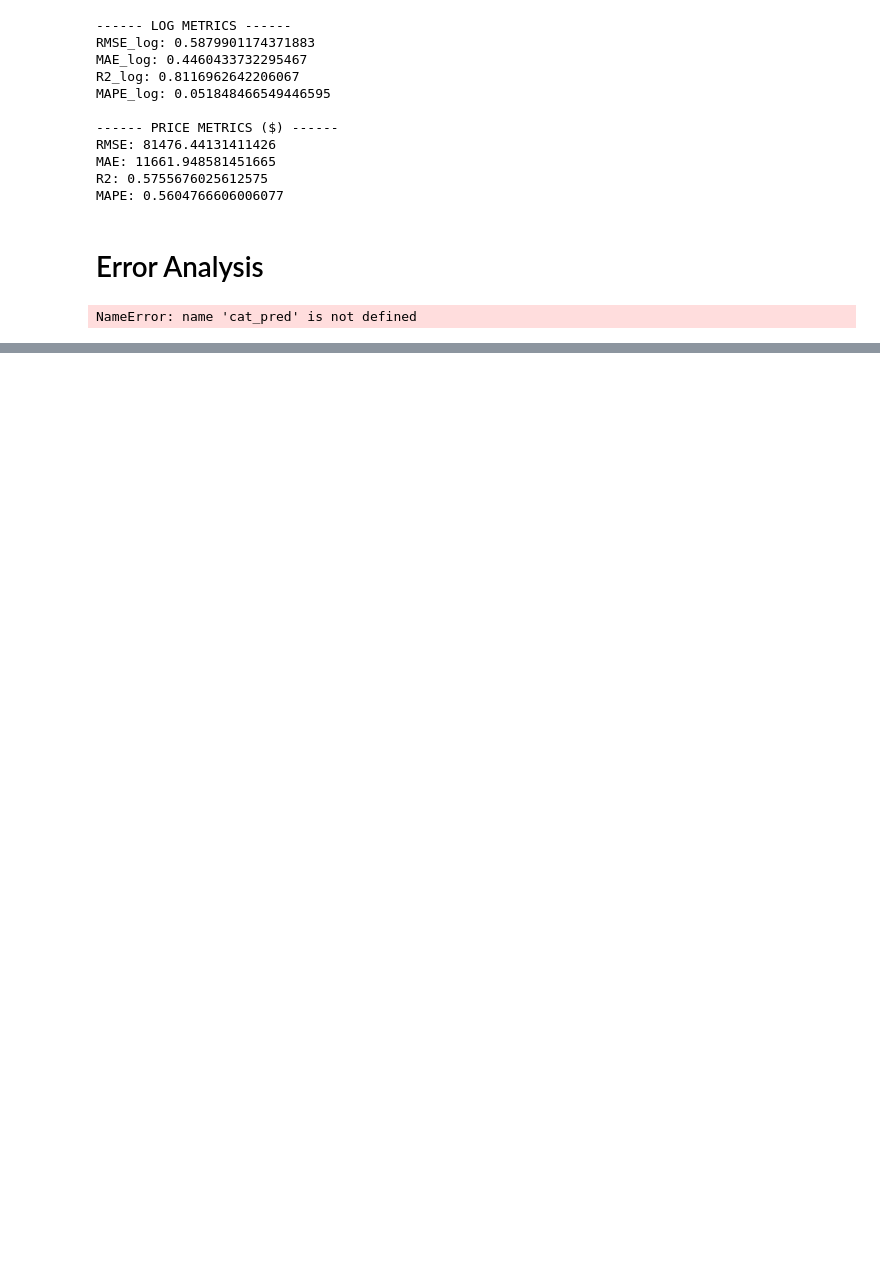
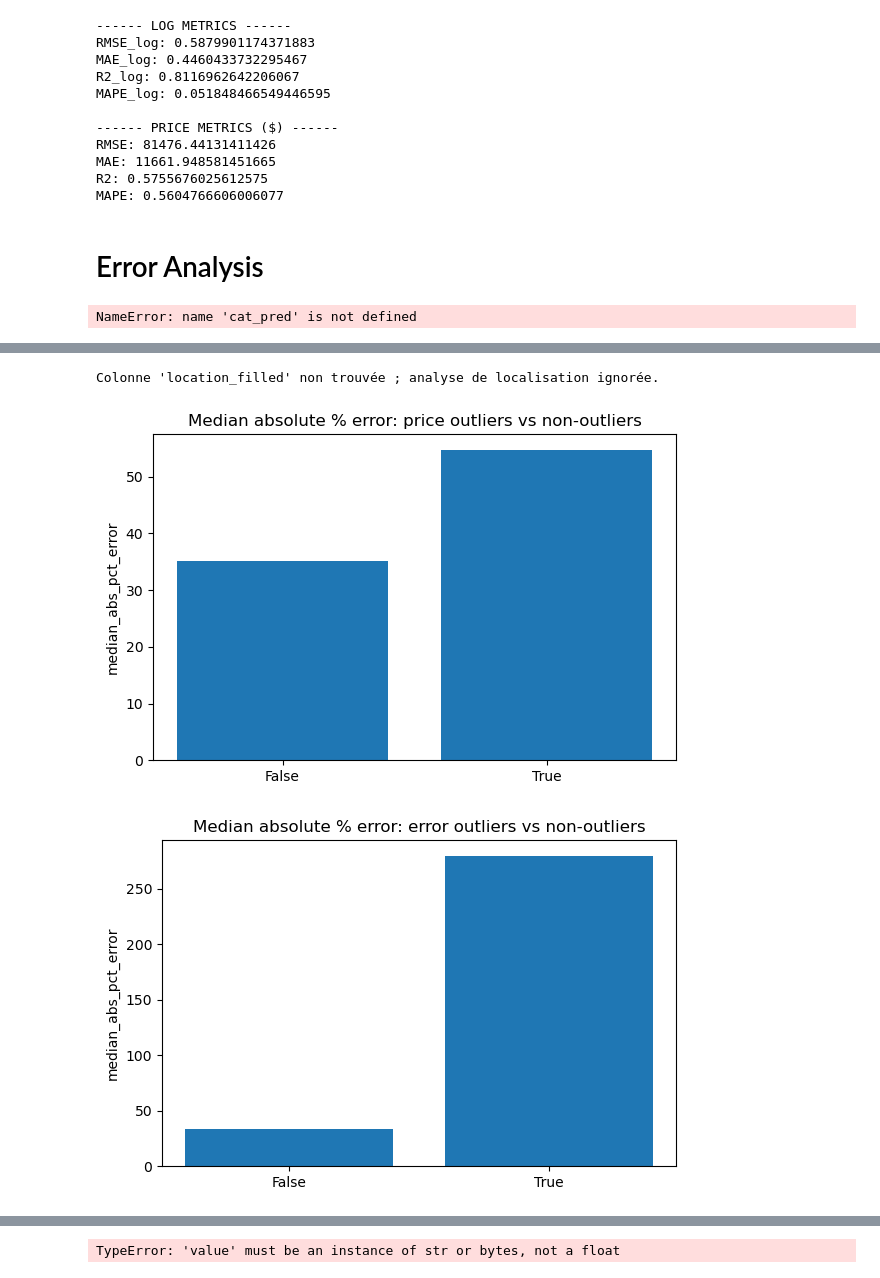
Before and after one commit to sphays/spring-2026-valuation-of-stringed-instruments-II, a Jupyter notebook: Feature_Selection.ipynb, the cells around one changed output, grey strips where cells are left out. Drawn from its saved outputs; the diff is of its cells as text; code cells hidden in the pictures; blank space fills up the shorter version.

Commit message:
models on test set

```diff
--- a/Feature_Selection.ipynb
+++ b/Feature_Selection.ipynb
@@ -1005,3 +986,11 @@ def plot_bar_improved(summary_df, group_col, metric_col, title, top_n=None):
 #     'Erreur médiane par région', # Le titre de base
 #     top_n=10              # Paramètre ajouté
 # )
+# %%
+test = pd.read_csv("test.csv")
+# %%
+test = test.drop(columns = UnneededFeatures)
+# %%
+
+X_test = test.iloc[:, test.columns != 'price_usd_real']
+Y_test = test.iloc[:, test.columns == 'price_usd_real']
@@ -1007,0 +1027,15 @@ def plot_bar_improved(summary_df, group_col, metric_col, title, top_n=None):
+# %%
+lasso_pred_test = lr.predict(X_test)
+
+print("\nLassocv:\n")
+evaluate_model(Y_test, lasso_pred_test)
+
+print("\nlgbm:\n")
+y_pred_log_lgbm_test = best_lgbm.predict(X_test)
+
+evaluate_model(Y_test, y_pred_log_lgbm_test)
+
+print("\nCatboost:\n")
+y_pred_log_cat_test = best_cat.predict(X_test)
+
+evaluate_model(Y_test, y_pred_log_cat_test)
@@ -1007,0 +1109,6 @@ def plot_bar_improved(summary_df, group_col, metric_col, title, top_n=None):
+# %%
+error_results = error_analysis_report(X_test, Y_test, y_pred_log_cat_test )
+# %% [output]
+Colonne 'location_filled' non trouvée ; analyse de localisation ignorée.
+[figure, added]
+[figure, added]
@@ -1007,0 +1116 @@ def plot_bar_improved(summary_df, group_col, metric_col, title, top_n=None):
+TypeError: 'value' must be an instance of str or bytes, not a float
```
Also changed, not shown: parts of 27 cells of this notebook, 4 other files.
